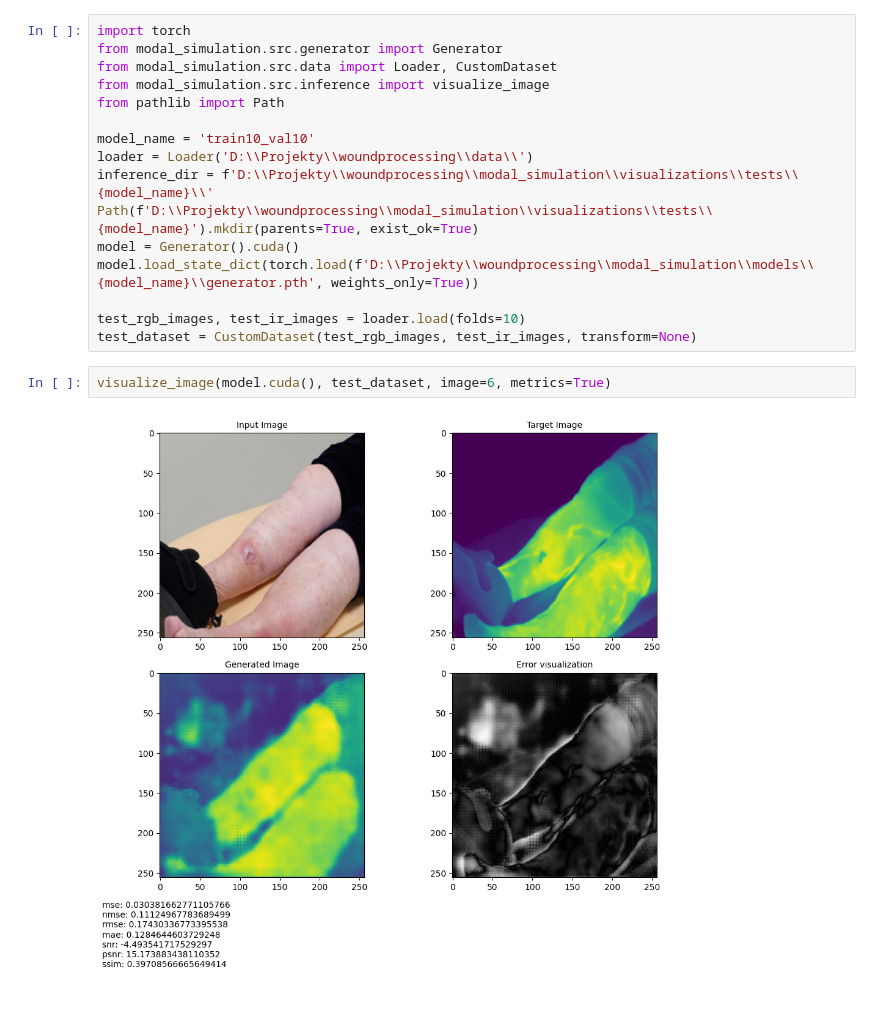
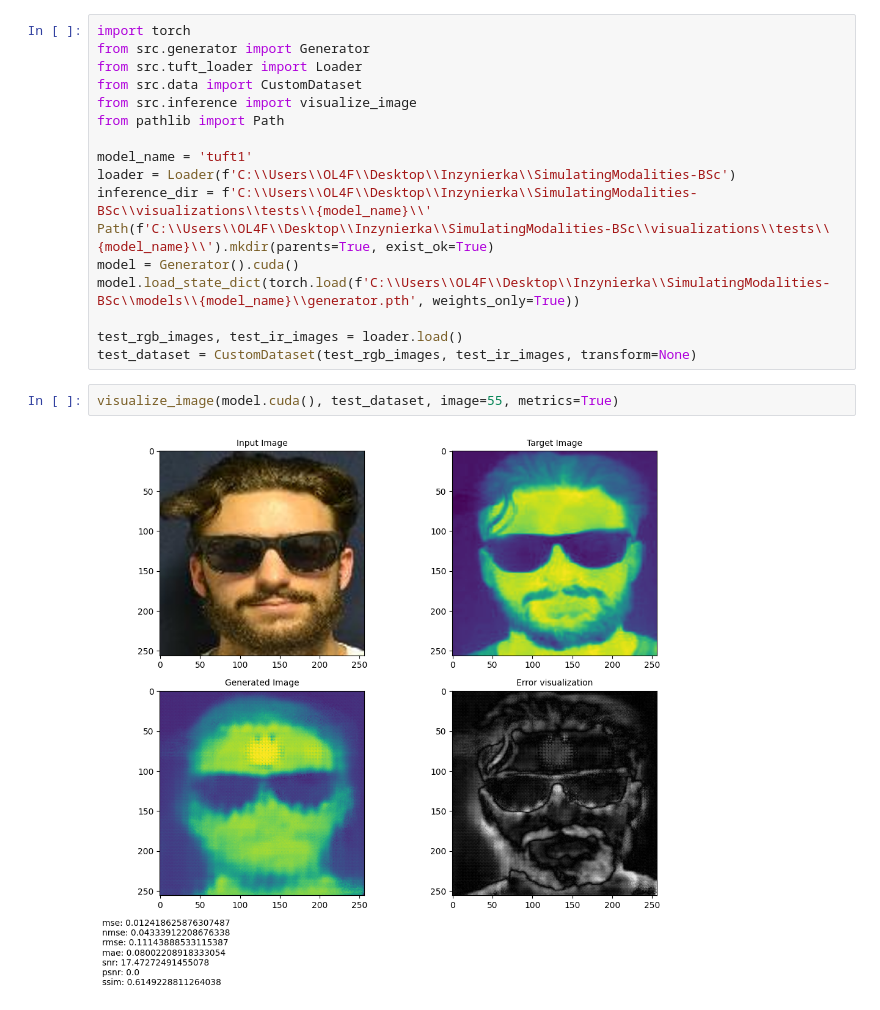
Before and after one commit to mikolajmusiol/SimulatingModalities-BSc, a Jupyter notebook: src/inference.ipynb, the cells around one changed output. Saved outputs shown, nothing was run; the diff lists cells and outputs as text.

Commit message:
After first model training

```diff
--- a/src/inference.ipynb
+++ b/src/inference.ipynb
@@ -7,21 +7,22 @@ The tensorboard extension is already loaded. To reload it, use:
 [interactive output not drawn]
 # %%
 import torch
-from modal_simulation.src.generator import Generator
-from modal_simulation.src.data import Loader, CustomDataset
-from modal_simulation.src.inference import visualize_image
+from src.generator import Generator
+from src.tuft_loader import Loader
+from src.data import CustomDataset
+from src.inference import visualize_image
 from pathlib import Path
 
-model_name = 'train10_val10'
-loader = Loader('D:\\Projekty\\woundprocessing\\data\\')
-inference_dir = f'D:\\Projekty\\woundprocessing\\modal_simulation\\visualizations\\tests\\{model_name}\\'
-Path(f'D:\\Projekty\\woundprocessing\\modal_simulation\\visualizations\\tests\\{model_name}').mkdir(parents=True, exist_ok=True)
+model_name = 'tuft1'
+loader = Loader(f'C:\\Users\\OL4F\\Desktop\\Inzynierka\\SimulatingModalities-BSc')
+inference_dir = f'C:\\Users\\OL4F\\Desktop\\Inzynierka\\SimulatingModalities-BSc\\visualizations\\tests\\{model_name}\\'
+Path(f'C:\\Users\\OL4F\\Desktop\\Inzynierka\\SimulatingModalities-BSc\\visualizations\\tests\\{model_name}\\').mkdir(parents=True, exist_ok=True)
 model = Generator().cuda()
-model.load_state_dict(torch.load(f'D:\\Projekty\\woundprocessing\\modal_simulation\\models\\{model_name}\\generator.pth', weights_only=True))
+model.load_state_dict(torch.load(f'C:\\Users\\OL4F\\Desktop\\Inzynierka\\SimulatingModalities-BSc\\models\\{model_name}\\generator.pth', weights_only=True))
 
-test_rgb_images, test_ir_images = loader.load(folds=10)
+test_rgb_images, test_ir_images = loader.load()
 test_dataset = CustomDataset(test_rgb_images, test_ir_images, transform=None)
 # %%
-visualize_image(model.cuda(), test_dataset, image=6, metrics=True)
+visualize_image(model.cuda(), test_dataset, image=55, metrics=True)
 # %% [output]
-[figure, old version]
+[figure, new version]
```
Also changed, not shown: parts of 1 cell of this notebook, 2 other files.
